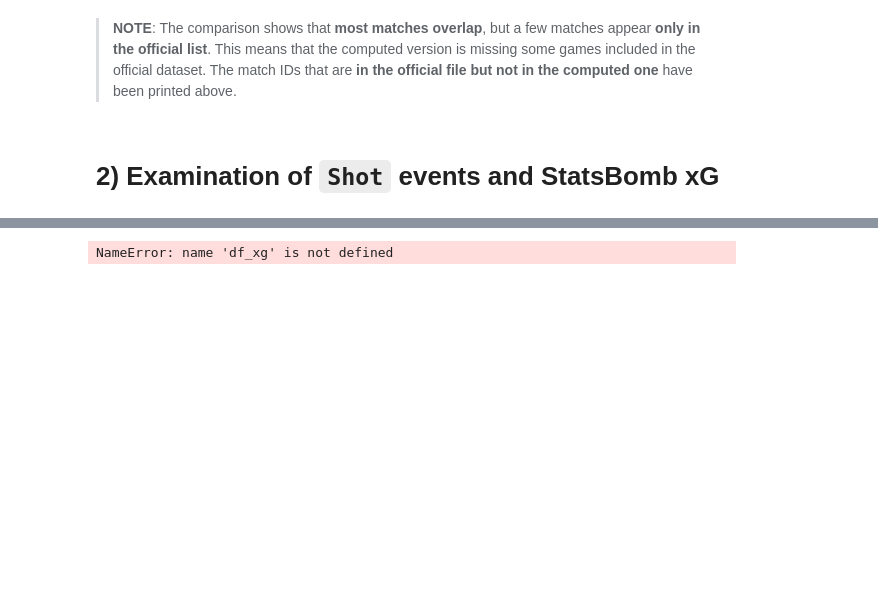
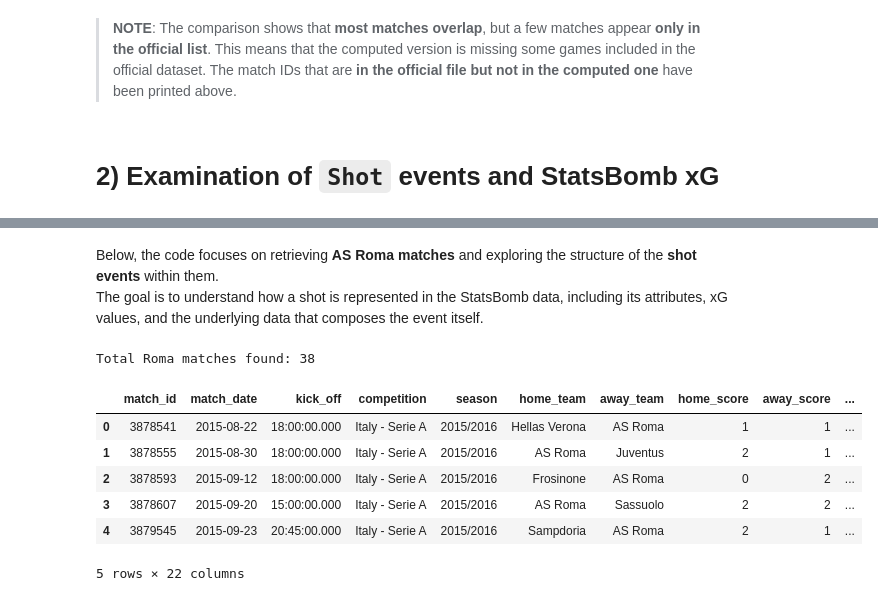
Before and after one commit to Manuele23/Parma-assignment, a Jupyter notebook: task1_xg/01_data_exploration.ipynb, the cells around one changed output, grey strips where cells are left out. Cells and saved outputs as stored; diff of their text form; code cells hidden in the pictures; blank space fills up the shorter version.

Commit message:
Data Exploration Conlcuded

```diff
--- a/task1_xg/01_data_exploration.ipynb
+++ b/task1_xg/01_data_exploration.ipynb
@@ -654,7 +589,55 @@ KeyboardInterrupt:
-# %%
-# Display the DataFrame as a table
-df_xg["Matches"] = df_xg["Matches"].map("{:,}".format) # Format matches for better readability
-print("\nCoverage of StatsBomb xG in Open Data\n")
-print(tabulate(df_xg, headers="keys", tablefmt="grid", showindex=False))
-# %% [output]
-NameError: name 'df_xg' is not defined
+# %% [markdown]
+Below, the code focuses on retrieving **AS Roma matches** and exploring the structure of the **shot events** within them.
+The goal is to understand how a shot is represented in the StatsBomb data, including its attributes, xG values, and the underlying data that composes the event itself.
+# %%
+from statsbombpy import sb
+import pandas as pd
+from tqdm import tqdm
+
+# Load open-data competitions
+comps = sb.competitions().copy()
+
+roma_matches = []
+
+# Iterate over (competition_id, season_id) pairs
+for comp_id, season_id in tqdm(comps[['competition_id', 'season_id']].itertuples(index=False),
+                               total=len(comps), desc="Fetching matches"):
+    try:
+        matches = sb.matches(competition_id=comp_id, season_id=season_id)
+
+        # Filter matches where Roma is either home or away
+        mask = (
+            matches['home_team'].str.contains('AS Roma', case=False, na=False) |
+            matches['away_team'].str.contains('AS Roma', case=False, na=False)
+        )
+
+        pm = matches.loc[mask]
+        if not pm.empty:
+            roma_matches.append(pm)
+
+    except Exception as e:
+        tqdm.write(f"Warning: failed comp={comp_id}, season={season_id} -> {e}")
+        continue
+
+# Concatenate into a single DataFrame, sort by date, reset index
+if roma_matches:
+    roma_matches = (
+        pd.concat(roma_matches, ignore_index=True)
+          .drop_duplicates(subset='match_id')
+          .sort_values(by='match_date', ascending=True)
+          .reset_index(drop=True)
+    )
+else:
+    roma_matches = pd.DataFrame()
+
+print(f"Total Roma matches found: {len(roma_matches)}")
+roma_matches.head()
+# %% [output]
+Total Roma matches found: 38
+|  | match_id | match_date | kick_off | competition | season | home_team | away_team | home_score | away_score | ... |
+| 0 | 3878541 | 2015-08-22 | 18:00:00.000 | Italy - Serie A | 2015/2016 | Hellas Verona | AS Roma | 1 | 1 | ... |
+| 1 | 3878555 | 2015-08-30 | 18:00:00.000 | Italy - Serie A | 2015/2016 | AS Roma | Juventus | 2 | 1 | ... |
+| 2 | 3878593 | 2015-09-12 | 18:00:00.000 | Italy - Serie A | 2015/2016 | Frosinone | AS Roma | 0 | 2 | ... |
+| 3 | 3878607 | 2015-09-20 | 15:00:00.000 | Italy - Serie A | 2015/2016 | AS Roma | Sassuolo | 2 | 2 | ... |
+| 4 | 3879545 | 2015-09-23 | 20:45:00.000 | Italy - Serie A | 2015/2016 | Sampdoria | AS Roma | 2 | 1 | ... |
+5 rows × 22 columns
```
Also changed, not shown: parts of 9 cells of this notebook.
